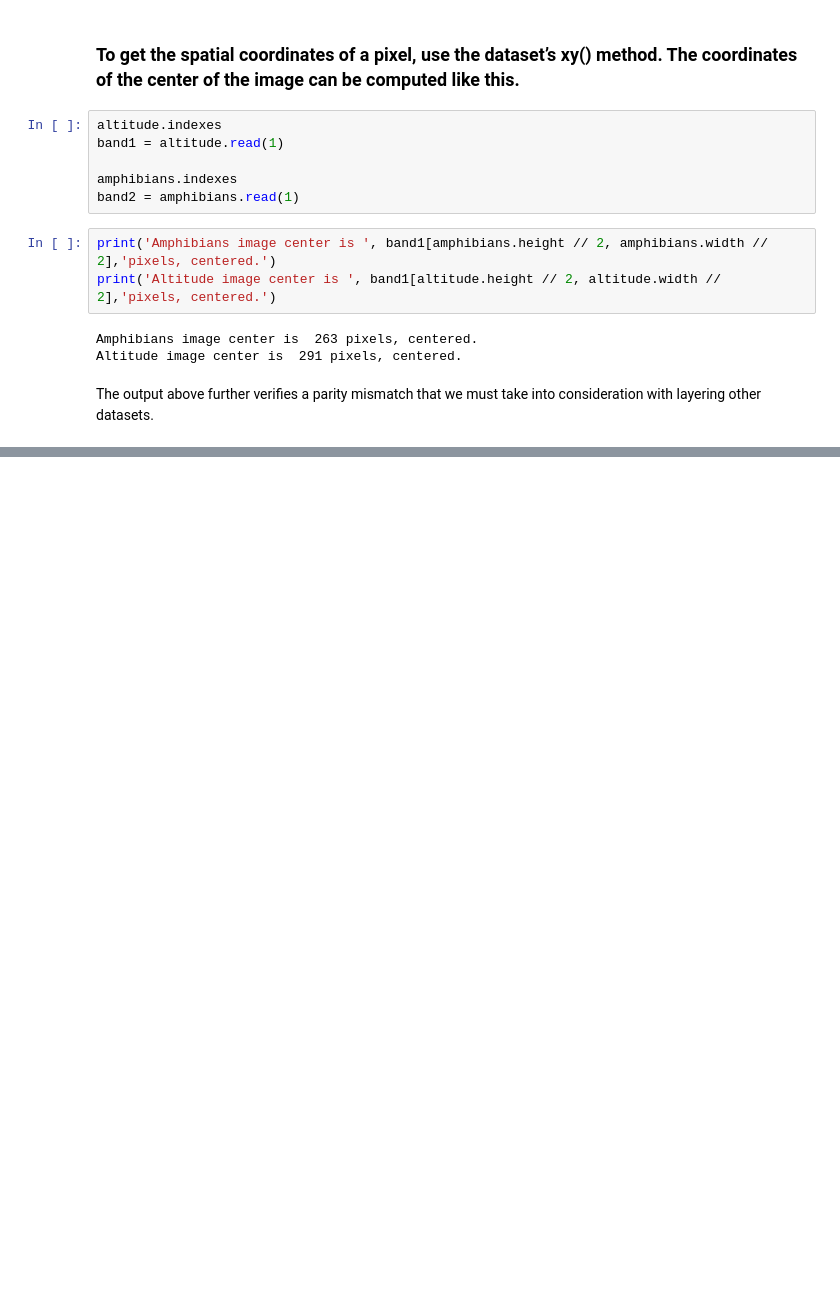
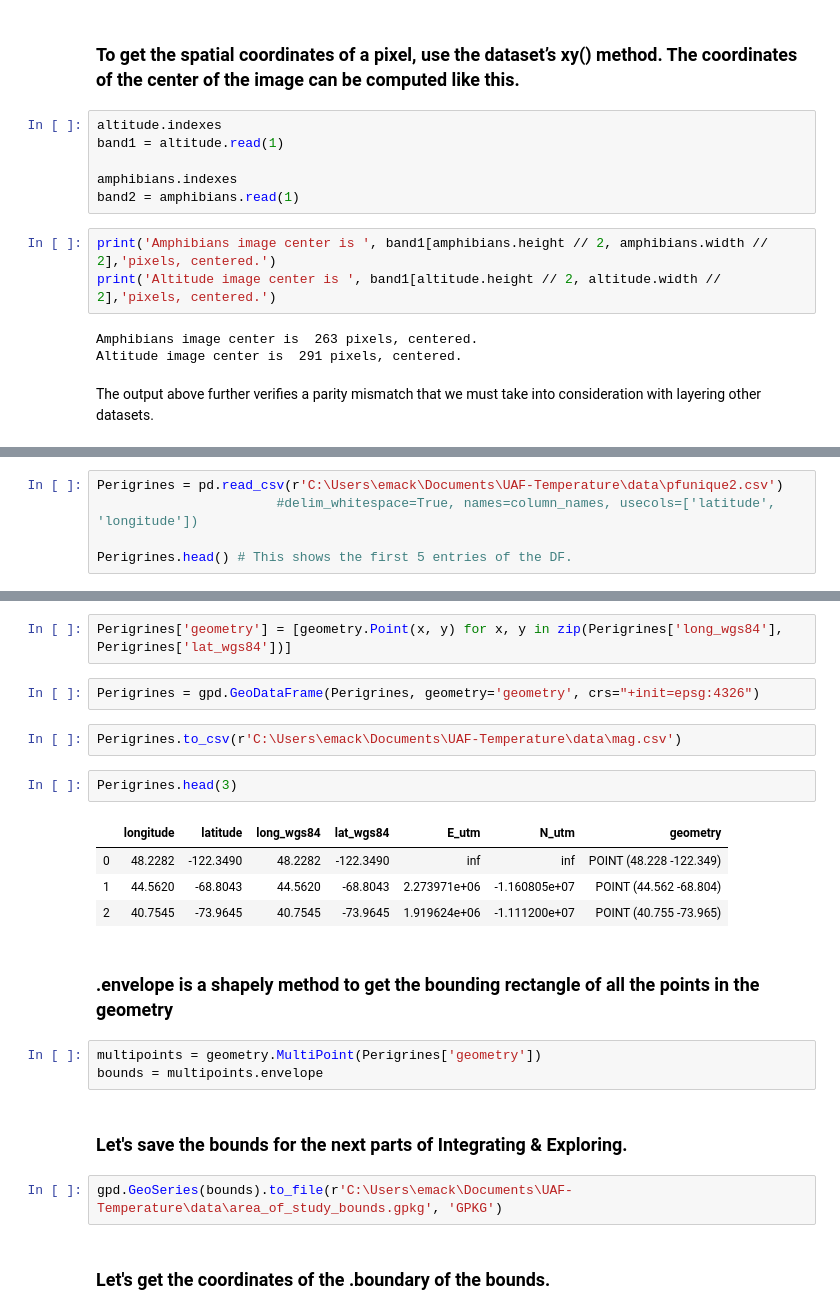
Before and after one commit to SeriousHyena/UAF-Temperature, a Jupyter notebook: Working_Rasterio.ipynb, the cells around one changed output, grey strips where cells are left out. Saved outputs shown, nothing was run; the diff lists cells and outputs as text; blank space fills up the shorter version.

```diff
--- a/Working_Rasterio.ipynb
+++ b/Working_Rasterio.ipynb
@@ -124,0 +227,5 @@ ax.set_axis_off()
+# %%
+Perigrines = pd.read_csv(r'C:\Users\emack\Documents\UAF-Temperature\data\pfunique2.csv')
+                       #delim_whitespace=True, names=column_names, usecols=['latitude', 'longitude'])
+
+Perigrines.head() # This shows the first 5 entries of the DF.
@@ -124,0 +252,24 @@ ax.set_axis_off()
+# %%
+Perigrines['geometry'] = [geometry.Point(x, y) for x, y in zip(Perigrines['long_wgs84'], Perigrines['lat_wgs84'])]
+# %%
+Perigrines = gpd.GeoDataFrame(Perigrines, geometry='geometry', crs="+init=epsg:4326")
+# %%
+Perigrines.to_csv(r'C:\Users\emack\Documents\UAF-Temperature\data\mag.csv')
+# %%
+Perigrines.head(3)
+# %% [output]
+|  | longitude | latitude | long_wgs84 | lat_wgs84 | E_utm | N_utm | geometry |
+| 0 | 48.2282 | -122.3490 | 48.2282 | -122.3490 | inf | inf | POINT (48.228 -122.349) |
+| 1 | 44.5620 | -68.8043 | 44.5620 | -68.8043 | 2.273971e+06 | -1.160805e+07 | POINT (44.562 -68.804) |
+| 2 | 40.7545 | -73.9645 | 40.7545 | -73.9645 | 1.919624e+06 | -1.111200e+07 | POINT (40.755 -73.965) |
+# %% [markdown]
+### .envelope is a shapely method to get the bounding rectangle of all the points in the geometry
+# %%
+multipoints = geometry.MultiPoint(Perigrines['geometry'])
+bounds = multipoints.envelope
+# %% [markdown]
+### Let's save the bounds for the next parts of Integrating & Exploring.
+# %%
+gpd.GeoSeries(bounds).to_file(r'C:\Users\emack\Documents\UAF-Temperature\data\area_of_study_bounds.gpkg', 'GPKG')
+# %% [markdown]
+### Let's get the coordinates of the .boundary of the bounds.
```
Also changed, not shown: parts of 17 cells of this notebook.
